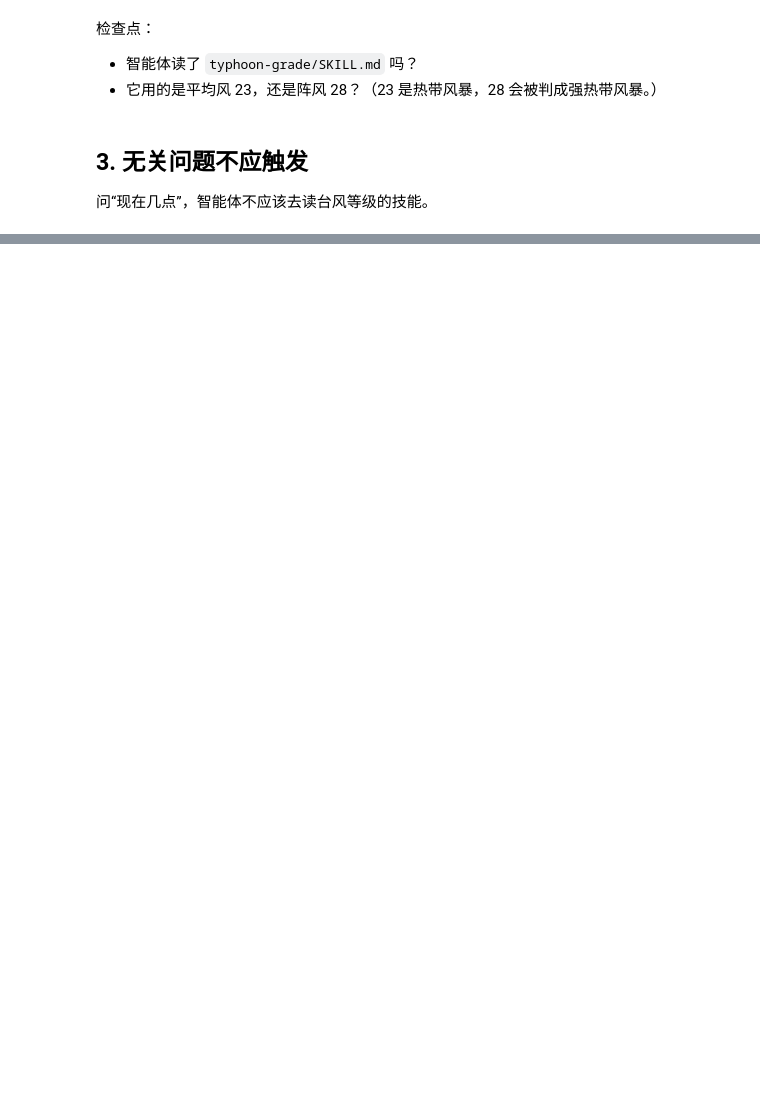
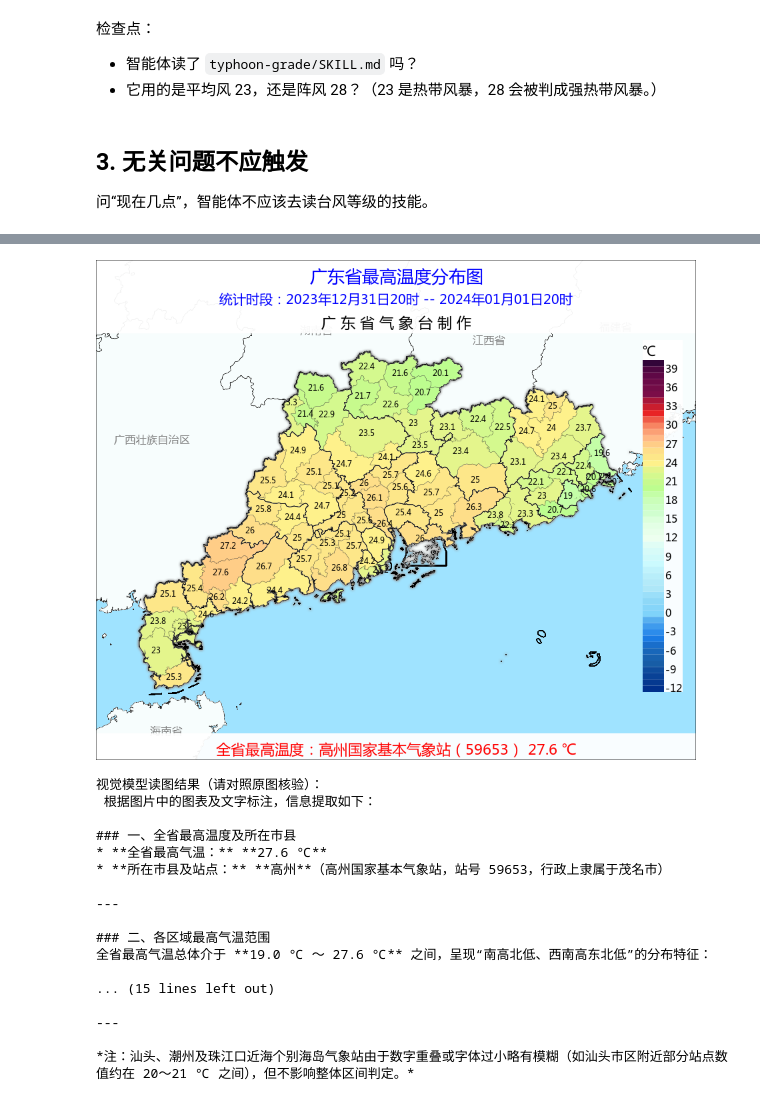
Before and after one commit to hanchyhill/weather_agent_course, a Jupyter notebook: lessons/L07_Skill技能包/01_用Skill沉淀经验.ipynb, the cells around one changed output, grey strips where cells are left out. Drawn from its saved outputs; the diff is of its cells as text; code cells hidden in the pictures; blank space fills up the shorter version.

```diff
--- a/lessons/L07_Skill技能包/01_用Skill沉淀经验.ipynb
+++ b/lessons/L07_Skill技能包/01_用Skill沉淀经验.ipynb
@@ -81,0 +131,38 @@ print("读取的文件：", [c["args"].get("file_path") for c in tool_calls(r) i
+# %%
+import json
+from IPython.display import Image, Markdown, display
+from common.paths import DATA_DIR
+from common.trace import final_text
+from lessons_import import load_lesson_module
+from weather_tools.vision import ask_image
+
+scoring = load_lesson_module("L02_提示词基础", "scoring")
+D = DATA_DIR / "tmax_desc"
+tmax_dir = DATA_DIR / "tmax"
+image_name = "hs_temp_max_from20_2024010120"
+img = tmax_dir / "images" / f"{image_name}.png"
+truth_path = tmax_dir / "truth" / f"{image_name}.csv"
+display(Image(filename=str(img), width=600))
+
+# 只读图，不在此处给出 Skill 中的写作规则；两组使用完全相同的素材。
+facts = ask_image(img, "请读取图中广东各区域的最高气温范围及全省最高值、所在市县；看不清的内容请注明，不要编造。")
+print("视觉模型读图结果（请对照原图核验）：\n", facts)
+# %% [output]
+[figure, added]
+视觉模型读图结果（请对照原图核验）：
+ 根据图片中的图表及文字标注，信息提取如下：
+
+### 一、全省最高温度及所在市县
+* **全省最高气温：** **27.6 ℃**
+* **所在市县及站点：** **高州**（高州国家基本气象站，站号 59653，行政上隶属于茂名市）
+
+---
+
+### 二、各区域最高气温范围
+全省最高气温总体介于 **19.0 ℃ ～ 27.6 ℃** 之间，呈现“南高北低、西南高东北低”的分布特征：
+
+... (15 lines left out)
+
+---
+
+*注：汕头、潮州及珠江口近海个别海岛气象站由于数字重叠或字体过小略有模糊（如汕头市区附近部分站点数值约在 20～21 ℃ 之间），但不影响整体区间判定。*
```
Also changed, not shown: parts of 17 cells of this notebook, 20 other files.
